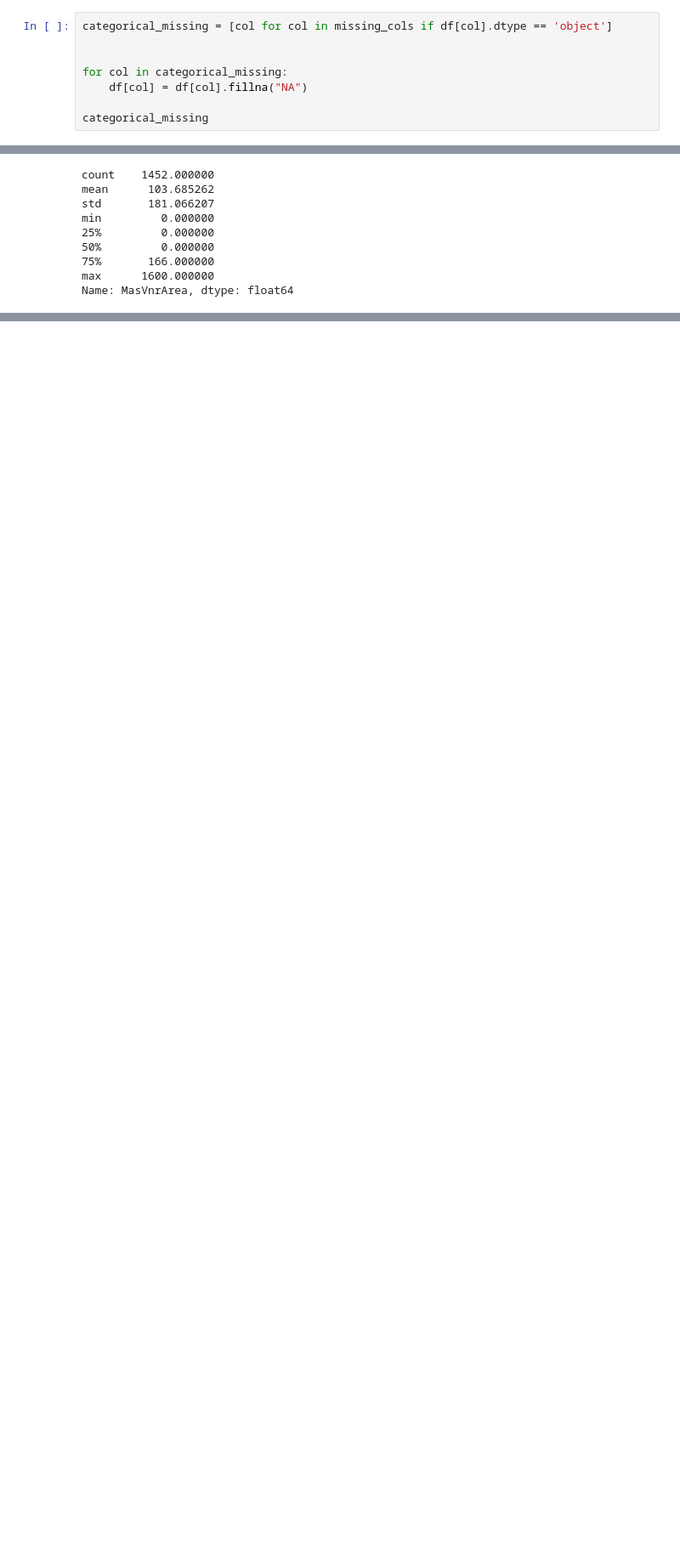
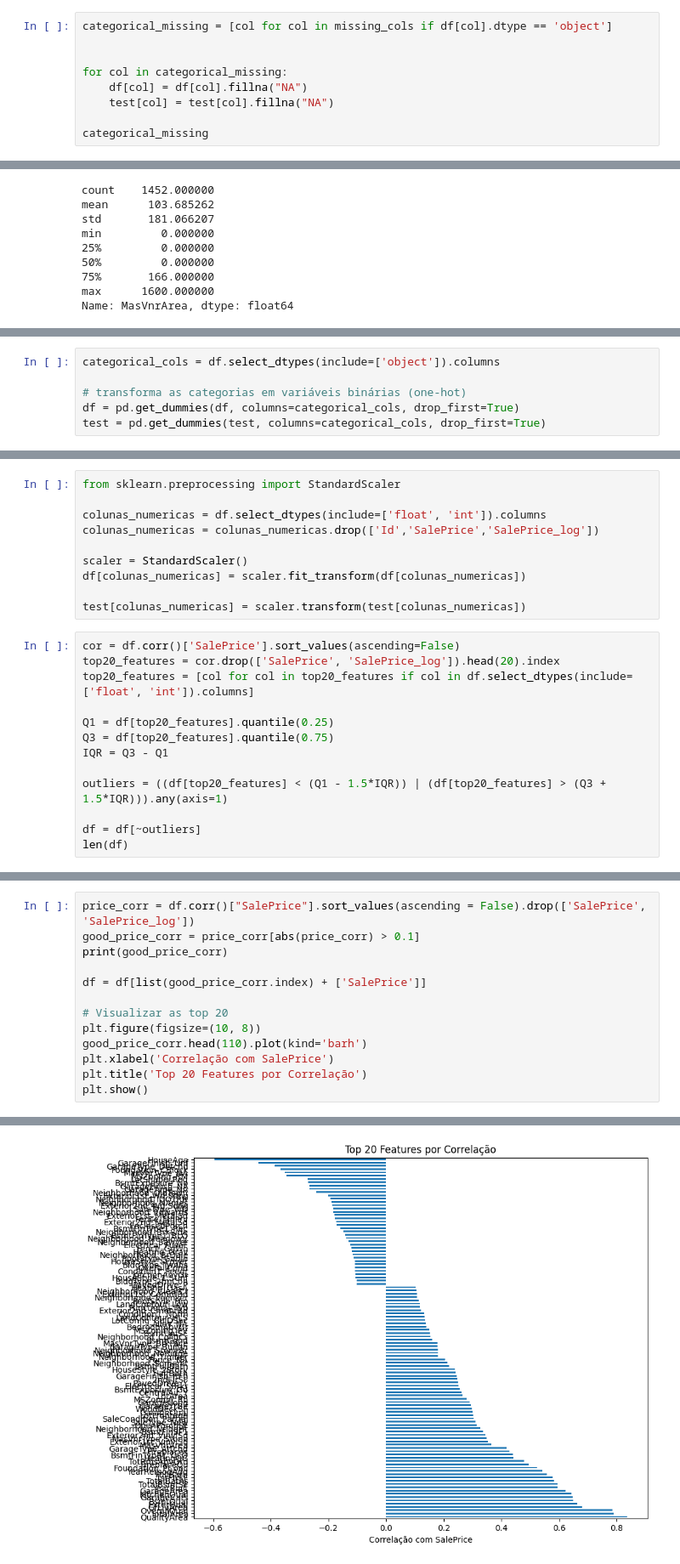
Before and after one commit to KalebeSouza-dev/Projeto-Regressao-HousePrices, a Jupyter notebook: analise.ipynb, the cells around one changed output, grey strips where cells are left out. Shown at 85% size. Cells and saved outputs as stored; diff of their text form; blank space fills up the shorter version.

```diff
--- a/analise.ipynb
+++ b/analise.ipynb
@@ -376,6 +377,7 @@ categorical_missing = [col for col in missing_cols if df[col].dtype == 'object']
 
 for col in categorical_missing:
     df[col] = df[col].fillna("NA")
+    test[col] = test[col].fillna("NA")
 
 categorical_missing
 # %% [output]
@@ -447,0 +491,6 @@ Name: MasVnrArea, dtype: float64
+# %%
+categorical_cols = df.select_dtypes(include=['object']).columns
+
+# transforma as categorias em variáveis binárias (one-hot)
+df = pd.get_dummies(df, columns=categorical_cols, drop_first=True)
+test = pd.get_dummies(test, columns=categorical_cols, drop_first=True)
@@ -447,0 +514,23 @@ Name: MasVnrArea, dtype: float64
+# %%
+from sklearn.preprocessing import StandardScaler
+
+colunas_numericas = df.select_dtypes(include=['float', 'int']).columns
+colunas_numericas = colunas_numericas.drop(['Id','SalePrice','SalePrice_log'])
+
+scaler = StandardScaler()
+df[colunas_numericas] = scaler.fit_transform(df[colunas_numericas])
+
+test[colunas_numericas] = scaler.transform(test[colunas_numericas])
+# %%
+cor = df.corr()['SalePrice'].sort_values(ascending=False)
+top20_features = cor.drop(['SalePrice', 'SalePrice_log']).head(20).index
+top20_features = [col for col in top20_features if col in df.select_dtypes(include=['float', 'int']).columns]
+
+Q1 = df[top20_features].quantile(0.25)
+Q3 = df[top20_features].quantile(0.75)
+IQR = Q3 - Q1
+
+outliers = ((df[top20_features] < (Q1 - 1.5*IQR)) | (df[top20_features] > (Q3 + 1.5*IQR))).any(axis=1)
+
+df = df[~outliers]
+len(df)
@@ -447,0 +541,14 @@ Name: MasVnrArea, dtype: float64
+# %%
+price_corr = df.corr()["SalePrice"].sort_values(ascending = False).drop(['SalePrice', 'SalePrice_log'])
+good_price_corr = price_corr[abs(price_corr) > 0.1]
+print(good_price_corr)
+
+df = df[list(good_price_corr.index) + ['SalePrice']]
+
+# Visualizar as top 20
+plt.figure(figsize=(10, 8))
+good_price_corr.head(110).plot(kind='barh')
+plt.xlabel('Correlação com SalePrice')
+plt.title('Top 20 Features por Correlação')
+plt.show()
+# %% [output]
@@ -447,0 +567 @@ Name: MasVnrArea, dtype: float64
+[figure, added]
```
Also changed, not shown: parts of 13 cells of this notebook.
